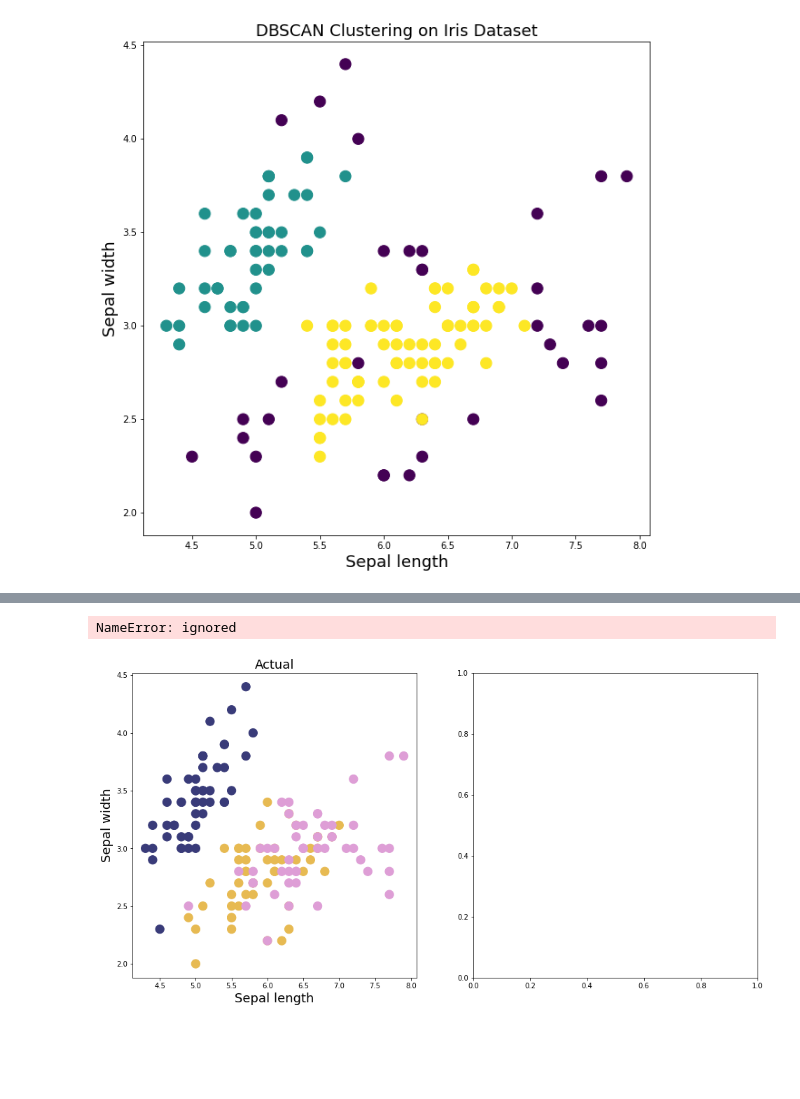
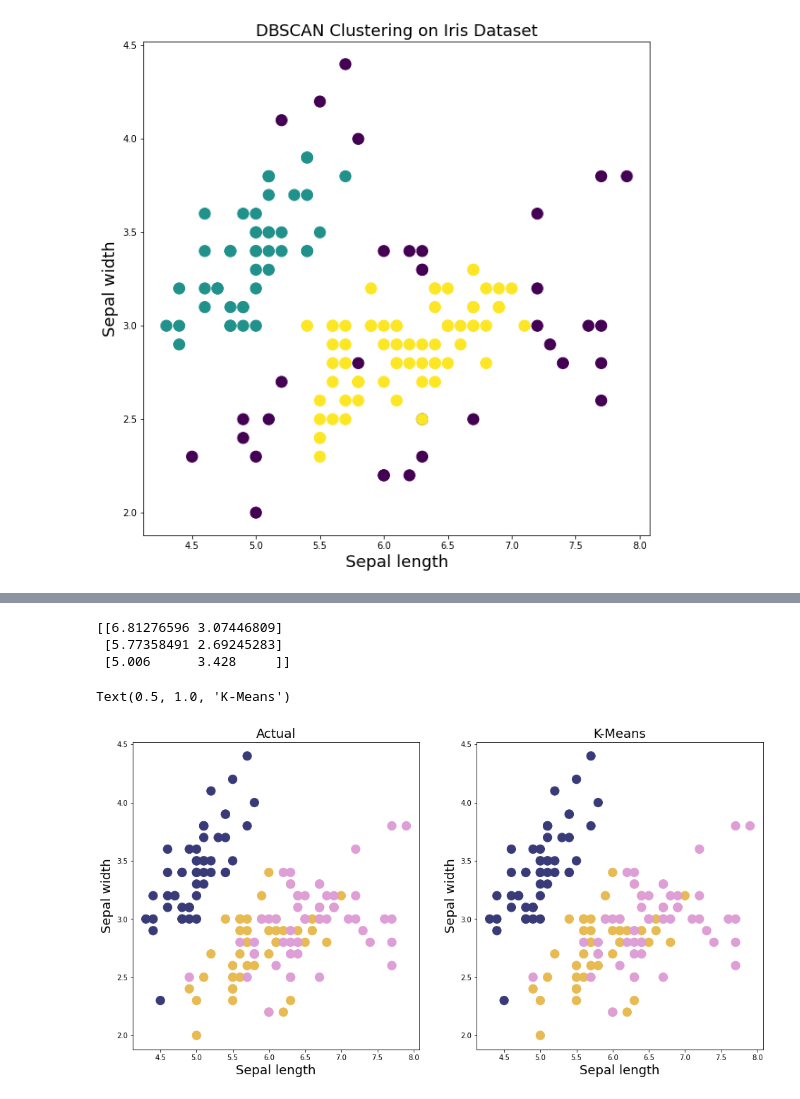
Before and after one commit to maiali13/ML-Cookbook, a Jupyter notebook: DBSCAN_Recipe.ipynb, the cells around one changed output, grey strips where cells are left out. Drawn from its saved outputs; the diff is of its cells as text; code cells hidden in the pictures; blank space fills up the shorter version.

```diff
--- a/DBSCAN_Recipe.ipynb
+++ b/DBSCAN_Recipe.ipynb
@@ -268,19 +266,30 @@ KMeans(algorithm='auto', copy_x=True, init='k-means++', max_iter=300,
+# %%
+print(km.cluster_centers_)
+# %% [output]
+[[6.81276596 3.07446809]
+ [5.77358491 2.69245283]
+ [5.006      3.428     ]]
 # %%
 # actual data vs kmeans
+
+# set labels for clusters
+set_labels = km.labels_
+
+#create figure
 fig, axes = plt.subplots(1, 2, figsize=(16,8))
 
 axes[0].scatter(X[:, 0], X[:, 1], c=y, cmap='tab20b', s=150)
 axes[0].set_xlabel('Sepal length', fontsize=18)
 axes[0].set_ylabel('Sepal width', fontsize=18)
 axes[0].set_title('Actual', fontsize=18)
 
-axes[1].scatter(X[:, 0], X[:, 1], c=new_labels, cmap='tab20b',s=150)
+axes[1].scatter(X[:, 0], X[:, 1], c=y, cmap='tab20b',s=150)
 axes[1].set_xlabel('Sepal length', fontsize=18)
 axes[1].set_ylabel('Sepal width', fontsize=18)
 axes[1].set_title('K-Means', fontsize=18)
 # %% [output]
-NameError: ignored
+Text(0.5, 1.0, 'K-Means')
-[figure, old version]
+[figure, new version]
 # %%
 # actual data vs K-Means vs DBSCAN
 fig, axes = plt.subplots(1, 3, figsize=(25,10))
```
Also changed, not shown: parts of 6 cells of this notebook.
